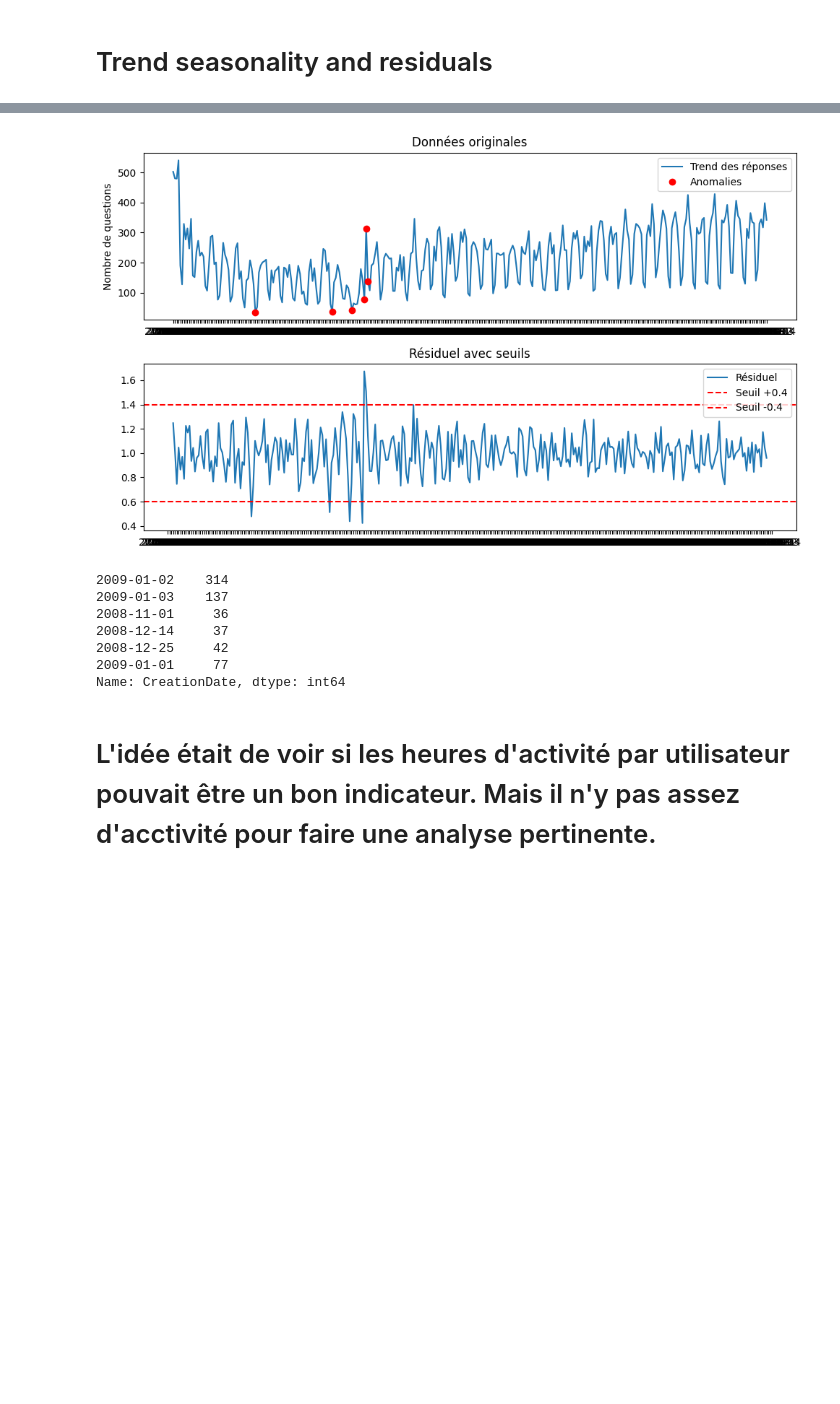
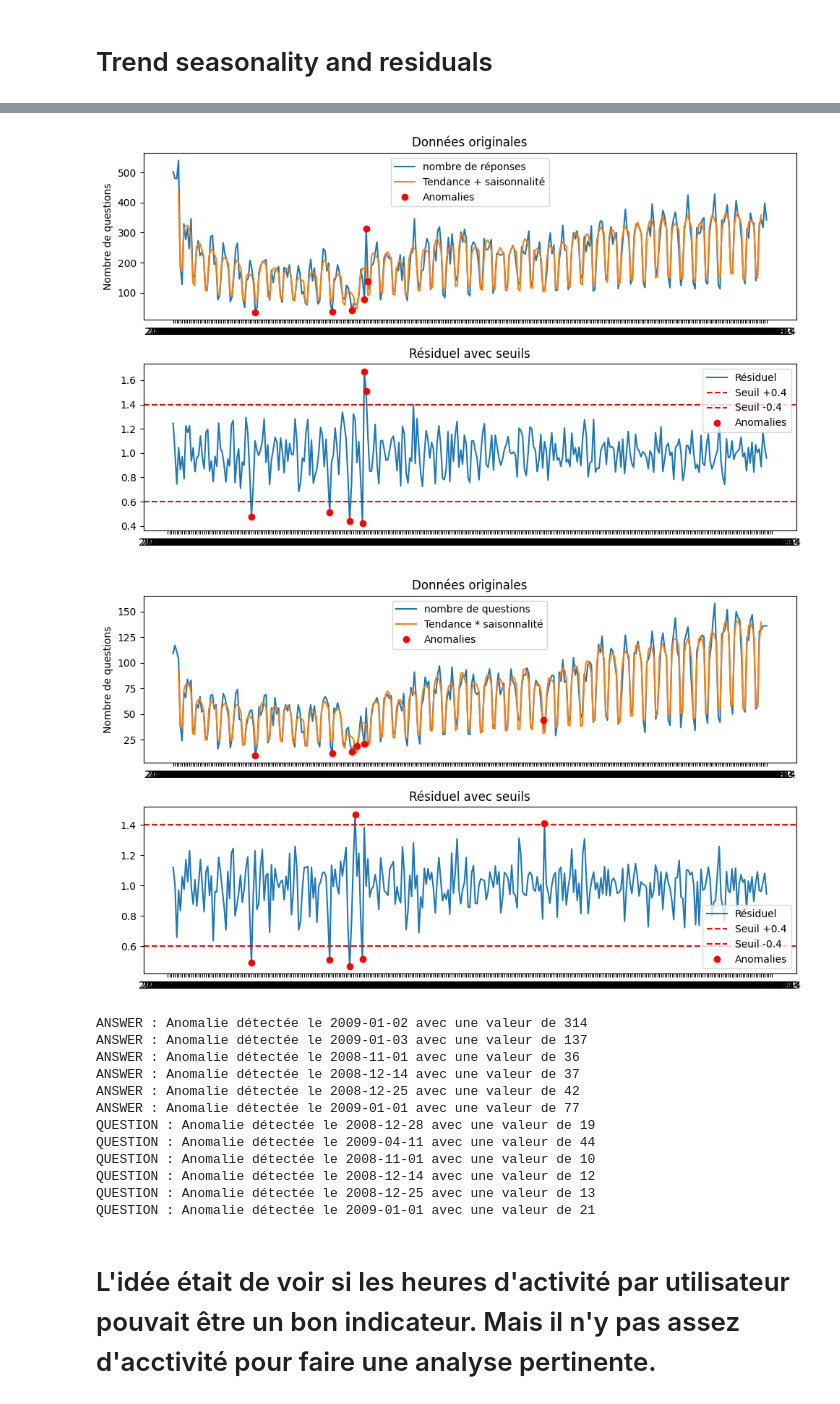
Before and after one commit to valentincuzin/StackOverflow_analyse, a Jupyter notebook: FirstAnalysePlot.ipynb, the cells around one changed output, grey strips where cells are left out. Drawn from its saved outputs; the diff is of its cells as text; code cells hidden in the pictures; blank space fills up the shorter version.

```diff
--- a/FirstAnalysePlot.ipynb
+++ b/FirstAnalysePlot.ipynb
@@ -411,37 +431,83 @@ DatetimeIndex(['2008-11-01', '2008-12-25', '2008-12-27', '2009-01-02'], dtype='d
 # %%
 # Seuil pour la détection d'anomalies
 threshold = 0.4
-anomalies = np.where(residual > 1 + threshold)[0]
-anomalies = np.concatenate((anomalies, np.where(residual < 1 - threshold)[0]))
+threshold_question = 0.4
+anomalies = np.where(answers_residual > 1 + threshold)[0]
+anomalies = np.concatenate((anomalies, np.where(answers_residual < 1 - threshold)[0]))
 
 # Plot
 fig, ax = plt.subplots(2, 1, figsize=(10, 6))
 
 # Tracé des données originales avec les anomalies
-ax[0].plot(answer_trend, label='Trend des réponses')
-ax[0].plot(anomalies, answer_trend[anomalies], 'ro', label='Anomalies')  # Points rouges aux indices des anomalies
+ax[0].plot(answers_moy_by_day_for_plot, label='nombre de réponses')
+# Tendance + saisonnalité
+ax[0].plot(answers_trend * answers_seasonal, label='Tendance + saisonnalité')
+
+ax[0].plot(anomalies, answers_moy_by_day_for_plot[anomalies], 'ro', label='Anomalies')  # Points rouges aux indices des anomalies
 ax[0].set_ylabel('Nombre de questions')
 ax[0].set_title('Données originales')
 ax[0].legend()
 
 # Tracé du résiduel avec les lignes de seuil
-ax[1].plot(residual, label='Résiduel')
+ax[1].plot(answers_residual, label='Résiduel')
 ax[1].axhline(1 + threshold, color='r', linestyle='--', label=f'Seuil +{threshold}')
 ax[1].axhline(1 - threshold, color='r', linestyle='--', label=f'Seuil -{threshold}')
+ax[1].plot(anomalies, answers_residual[anomalies], 'ro', label='Anomalies')
 ax[1].set_title('Résiduel avec seuils')
 ax[1].legend()
 
 plt.tight_layout()
 plt.savefig('anomalies.png')
 plt.show()
 
-print(answer_trend[anomalies])
+question_anomalies = np.where(question_residual > 1 + threshold_question)[0]
+question_anomalies = np.concatenate((question_anomalies, np.where(question_residual < 1 - threshold_question)[0]))
+
+# Plot
+fig, ax = plt.subplots(2, 1, figsize=(10, 6))
+
+# Tracé des données originales avec les anomalies
+ax[0].plot(question_moy_by_day_for_plot, label='nombre de questions')
+# Tendance + saisonnalité
+ax[0].plot(question_trend * question_seasonal, label='Tendance * saisonnalité')
+
+ax[0].plot(question_anomalies, question_moy_by_day_for_plot[question_anomalies], 'ro', label='Anomalies')  # Points rouges aux indices des anomalies
+ax[0].set_ylabel('Nombre de questions')
+ax[0].set_title('Données originales')
+ax[0].legend()
+
+# Tracé du résiduel avec les lignes de seuil
+ax[1].plot(question_residual, label='Résiduel')
+ax[1].axhline(1 + threshold_question, color='r', linestyle='--', label=f'Seuil +{threshold_question}')
+ax[1].axhline(1 - threshold_question, color='r', linestyle='--', label=f'Seuil -{threshold_question}')
+ax[1].plot(question_anomalies, question_residual[question_anomalies], 'ro', label='Anomalies')
+ax[1].set_title('Résiduel avec seuils')
+ax[1].legend()
+
+plt.tight_layout()
+plt.savefig('anomalies.png')
+plt.show()
+
+
+# Print days answer anomalies
+for i, index in enumerate(anomalies):
+    print(f'ANSWER : Anomalie détectée le {answers_moy_by_day_for_plot.index[index]} avec une valeur de {answers_moy_by_day_for_plot[index]}')
+
+# Print days question anomalies
+for i, index in enumerate(question_anomalies):
+    print(f'QUESTION : Anomalie détectée le {question_moy_by_day_for_plot.index[index]} avec une valeur de {question_moy_by_day_for_plot[index]} ')
 # %% [output]
-[figure, old version]
+[figure, new version]
+[figure, added]
-2009-01-02    314
-2009-01-03    137
-2008-11-01     36
-2008-12-14     37
-2008-12-25     42
-2009-01-01     77
-Name: CreationDate, dtype: int64
+ANSWER : Anomalie détectée le 2009-01-02 avec une valeur de 314
+ANSWER : Anomalie détectée le 2009-01-03 avec une valeur de 137
+ANSWER : Anomalie détectée le 2008-11-01 avec une valeur de 36
+ANSWER : Anomalie détectée le 2008-12-14 avec une valeur de 37
+ANSWER : Anomalie détectée le 2008-12-25 avec une valeur de 42
+ANSWER : Anomalie détectée le 2009-01-01 avec une valeur de 77
+QUESTION : Anomalie détectée le 2008-12-28 avec une valeur de 19
+QUESTION : Anomalie détectée le 2009-04-11 avec une valeur de 44
+QUESTION : Anomalie détectée le 2008-11-01 avec une valeur de 10
+QUESTION : Anomalie détectée le 2008-12-14 avec une valeur de 12
+QUESTION : Anomalie détectée le 2008-12-25 avec une valeur de 13
+QUESTION : Anomalie détectée le 2009-01-01 avec une valeur de 21
```
Also changed, not shown: parts of 14 cells of this notebook, 1 other file.
